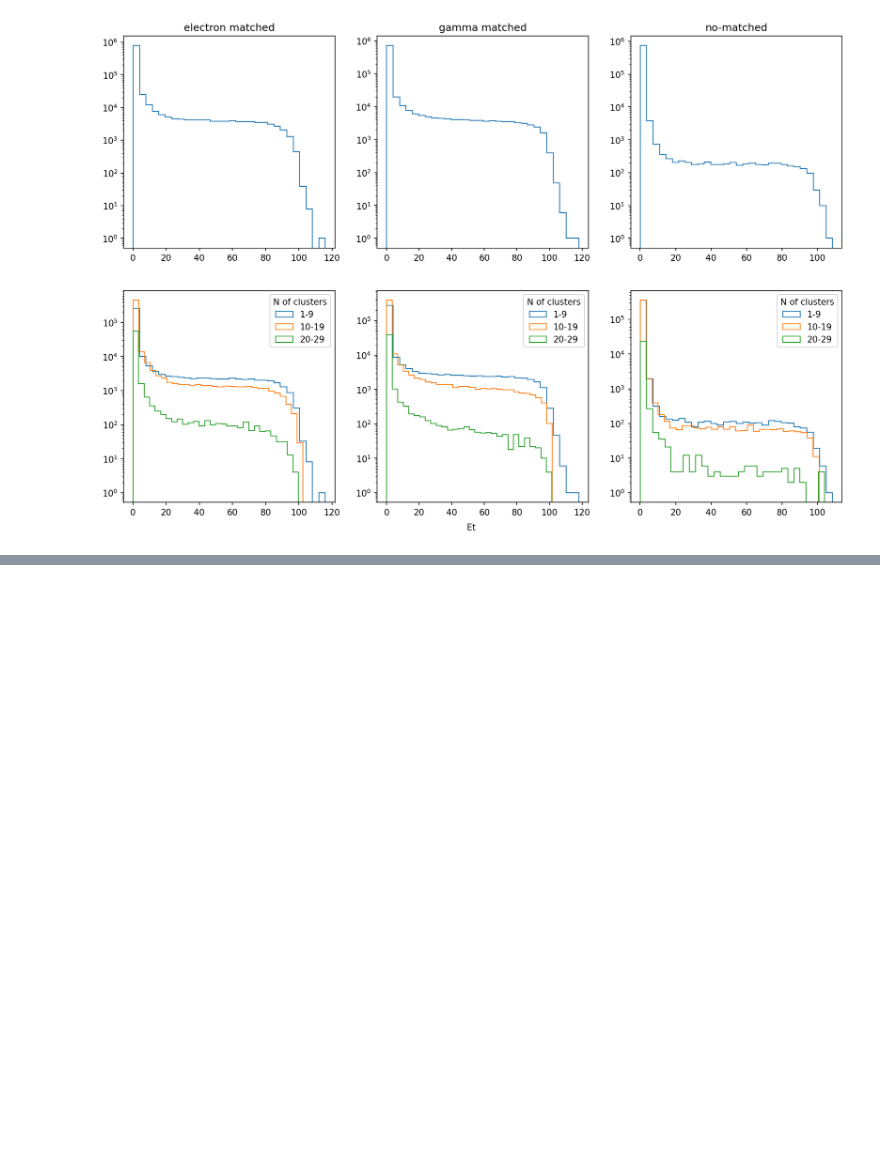
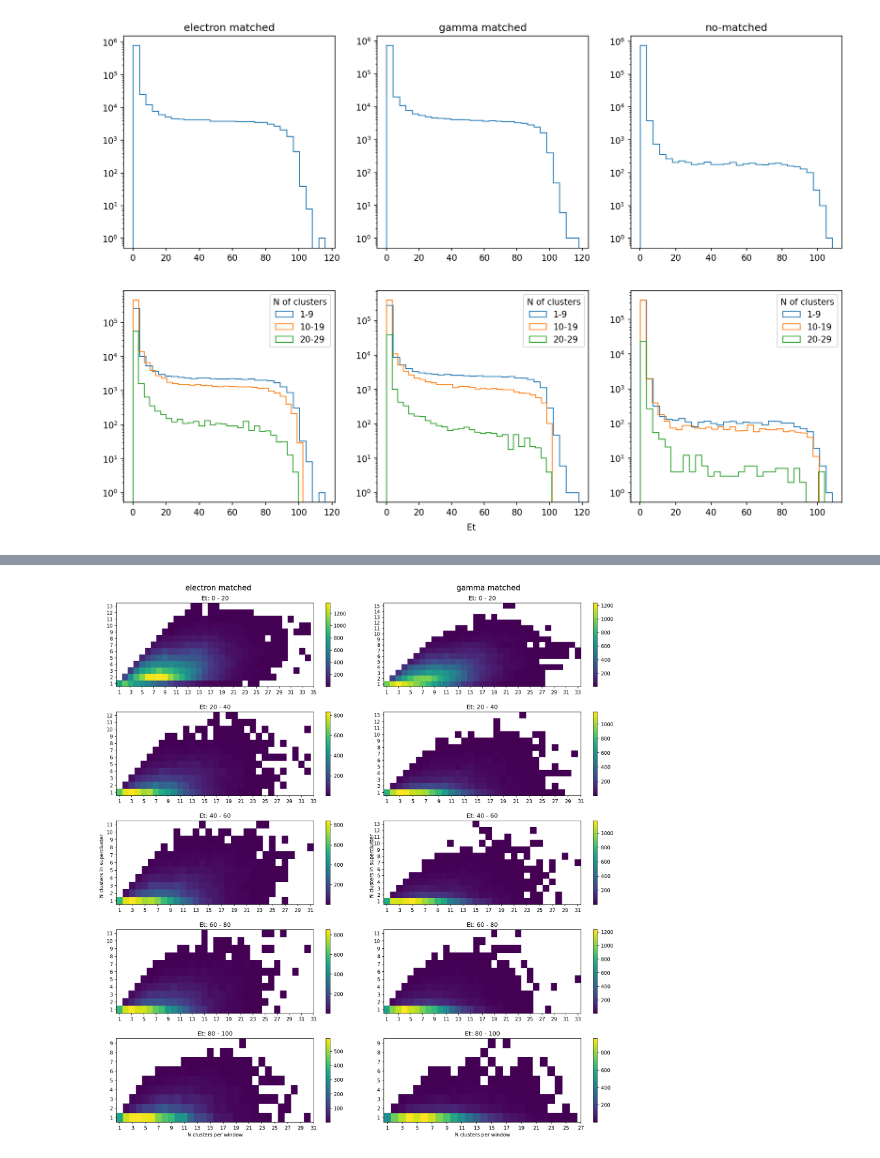
Before and after one commit to valsdav/DeepSuperCluster, a Jupyter notebook: Training/global_model/training_data/feature_distribution.ipynb, the cells around one changed output, grey strips where cells are left out. Drawn from its saved outputs; the diff is of its cells as text; code cells hidden in the pictures; blank space fills up the shorter version.

```diff
--- a/Training/global_model/training_data/feature_distribution.ipynb
+++ b/Training/global_model/training_data/feature_distribution.ipynb
@@ -146,0 +174,39 @@ Text(0.5, 0.08, 'Et')
+# %%
+energy_range = [[0,20], [20,40], [40,60], [60,80], [80,100]]
+energy_title = ['0 - 20', '20 - 40', '40 - 60', '60 - 80', '80 - 100']
+# %%
+fig, axis = plt.subplots(5, 2, figsize=(15,15))
+fig.tight_layout()
+
+for i, d in enumerate(df[:-1]):
+
+    seed = d[['n_cl', 'et_cluster']][d['is_seed'] == 1.]
+    seed['in_sc'] = d['in_sc'].sum(level=0).values
+
+    ax = axis[0,i]
+
+    for j, en in enumerate(energy_range):
+        ax = axis[j,i]
+        n_cl = seed['n_cl'][(seed['et_cluster']>=en[0])&(seed['et_cluster']<en[1])]
+        in_sc = seed['in_sc'][(seed['et_cluster']>=en[0])&(seed['et_cluster']<en[1])]
+
+        C, xedges, yedges = np.histogram2d(n_cl, in_sc, bins=[max(n_cl), max(in_sc)], range=[[min(n_cl)-0.5, max(n_cl)+0.5],[min(in_sc)-0.5, max(in_sc)+0.5]])
+        X, Y = np.meshgrid(xedges, yedges)
+        C[C==0.] = np.nan
+
+        p = ax.pcolormesh(X, Y, C.T, cmap = 'viridis')
+        plt.colorbar(p, ax=ax)
+
+        ax.set_xticks(np.arange(min(n_cl), max(n_cl)+2,2))
+        ax.set_yticks(np.arange(min(in_sc), max(in_sc)+1,1))
+
+        ax.set_title('Et: ' + energy_title[j])
+
+    ax.set_xlabel('N clusters per window')
+    fig.text(0.0, 0.5, 'N clusters in supercluster', va='center', rotation='vertical')
+    fig.text(0.5, 0.5, 'N clusters in supercluster', va='center', rotation='vertical')
+    fig.text(0.22, 1.01, df_title[0], ha='center', fontsize=15.)
+    fig.text(0.72, 1.01, df_title[1], ha='center', fontsize=15.)
+    fig.subplots_adjust(hspace=0.3)
+# %% [output]
+[figure, added]
```
Also changed, not shown: parts of 6 cells of this notebook, 1 other file.
